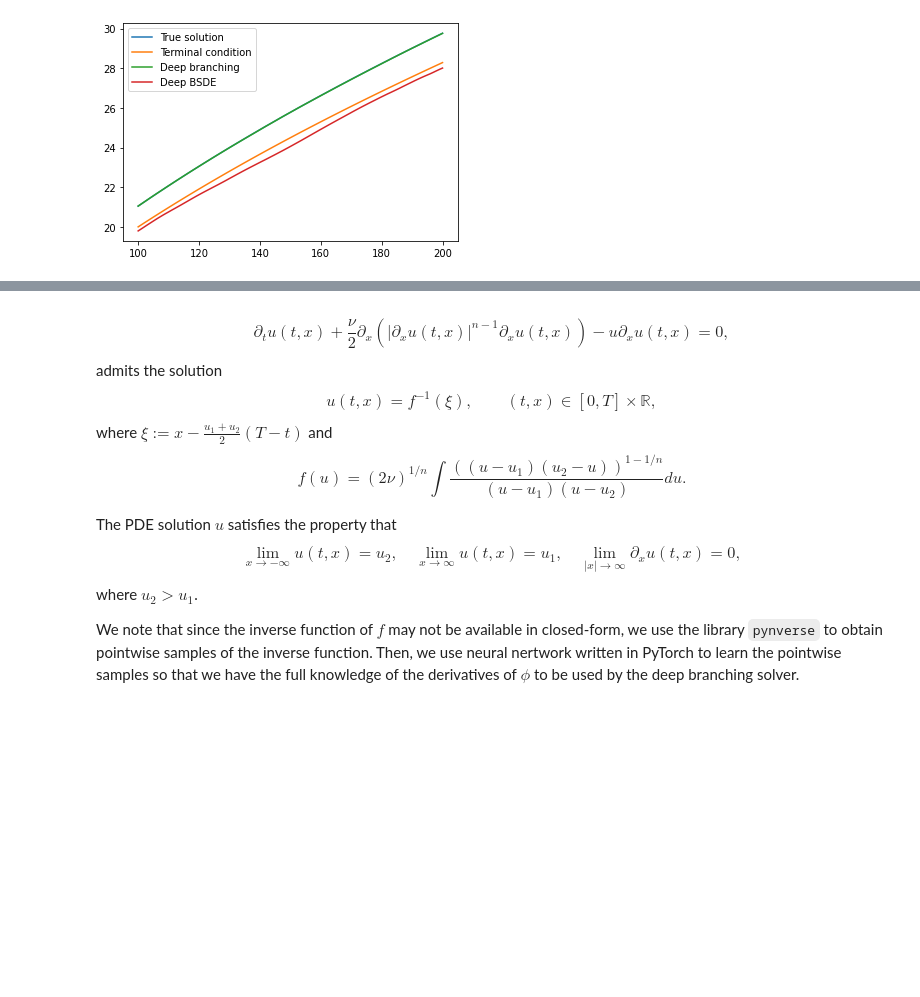
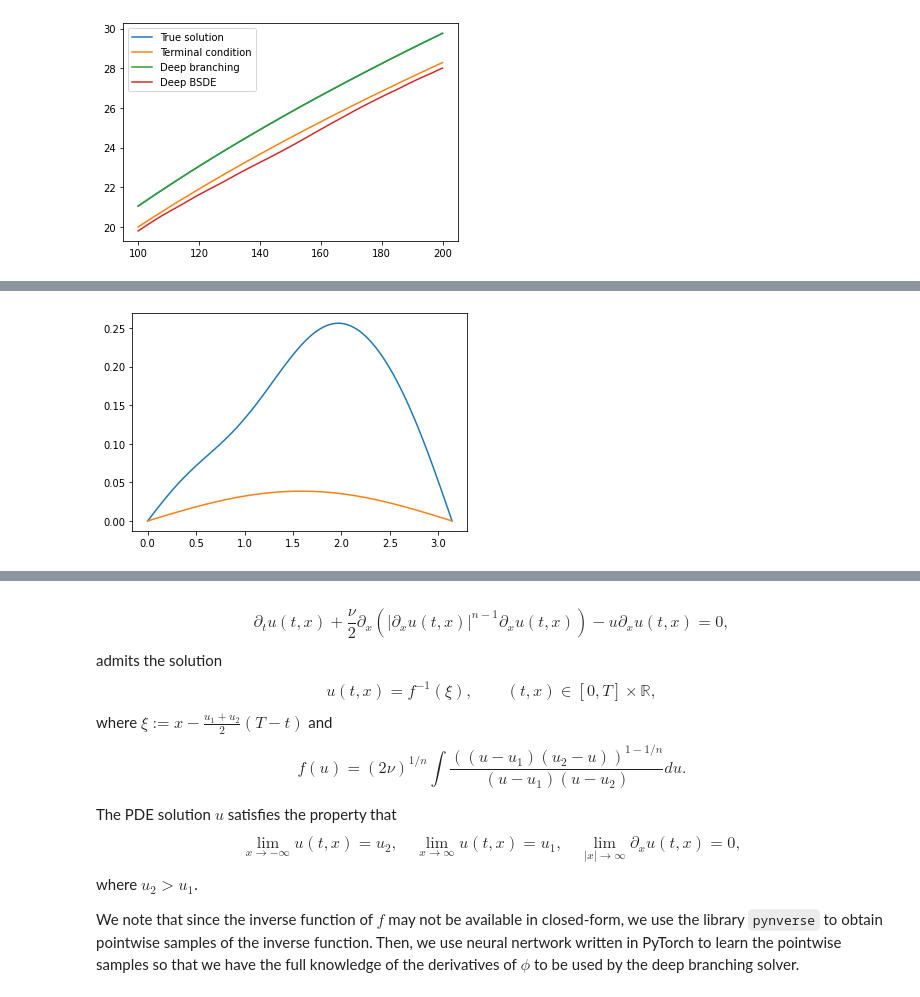
Before and after one commit to nguwijy/deep_branching_with_domain, a Jupyter notebook: notebooks/deep_branching.ipynb, the cells around one changed output, grey strips where cells are left out. Cells and saved outputs as stored; diff of their text form; code cells hidden in the pictures; blank space fills up the shorter version.

```diff
--- a/notebooks/deep_branching.ipynb
+++ b/notebooks/deep_branching.ipynb
@@ -731,0 +864,85 @@ std rel error:  3.20E-03
+# %%
+nu = 1e-2
+alpha = 2
+
+A = 1
+d = math.pi
+k = (nu * math.pi**2)/(2 * d**2)
+A1 = 0.365366
+B1 = -(A1**4 * math.pi)/(4 * d)
+B2 = (A1**4 * d)/(48 * nu * math.pi)
+D1 = (A1**3 * B1 * math.pi)/(4 * d)
+D2 = -(9 * A1**3 * B1 * math.pi)/(8 * d)
+D3 = -(5 * A1**3 * B1 * math.pi)/(8 * d)
+E1 = -(A1**3 * B2 * math.pi)/(8 * d)
+E2 = (9 * A1**3 * B2 * math.pi)/(8 * d)
+E3 = -(15 * A1**3 * B2 * math.pi)/(8 * d)
+E4 = (7 * A1**3 * B2 * math.pi)/(8 * d)
+
+# function definition
+deriv_map = np.array([0, 1]).reshape(-1, 1)
+def f_example(y, coordinate=0):
+    """
+    idx 0 -> no deriv
+    idx 1 -> first deriv
+    """
+    return - y[0]**3 * y[1]
+
+dgm_deriv_map = np.array([0, 1, 2]).reshape(-1, 1)
+def dgm_f_example(y):
+    """
+    idx 0 -> no deriv
+    idx 1 -> first deriv
+    idx 2 -> second deriv
+    """
+    return nu / 2 * y[2] - y[0]**2 * y[1]
+
+def phi_example(x, coordinate=0):
+    return A * torch.sin(math.pi * x[0] / d)
+
+def exact_example(t, x, T):
+    if np.isclose(t, T):
+        return A * np.sin(math.pi * x[0] / d)
+
+    return (
+        np.exp(-k * (T - t)) * A1 * np.sin(math.pi * x[0] / d)
+        + np.exp(-4 * k * (T - t)) * B1 * (T - t)
+            * np.sin(2 * math.pi * x[0] / d)
+        + np.exp(-4 * k * (T - t)) * B2 * np.sin(4 * math.pi * x[0] / d)
+        - np.exp(-7 * k * (T - t))
+            * (d**2)
+            / (3 * nu * math.pi**2)
+            * np.sin(math.pi * x[0] / d)
+            * (D1 * (T - t) + E1 + (d**2 * D1) / (3 * nu * math.pi**2))
+        + np.exp(-7 * k * (T - t))
+            * (d**2)
+            / (nu * math.pi**2)
+            * np.sin(3 * math.pi * x[0] / d)
+            * (D2 * (T - t) + E2 - (d**2 * D2) / (nu * math.pi**2))
+        + np.exp(-7 * k * (T - t))
+            * (d**2)
+            / (9 * nu * math.pi**2)
+            * np.sin(5 * math.pi * x[0] / d)
+            * (D3 * (T - t) + E3 - (d**2 * D3) / (9 * nu * math.pi**2))
+        + np.exp(-7 * k * (T - t))
+            * (d**2 * E4)
+            / (21 * nu * math.pi**2)
+            * np.sin(7 * math.pi * x[0] / d)
+    )
+
+t_lo, x_lo, x_hi = 0., 0., math.pi
+grid = np.linspace(x_lo, x_hi, 100)
+grid_d_dim = np.expand_dims(grid, axis=0)
+grid_d_dim_with_t = np.concatenate((t_lo * np.ones((1, 100)), grid_d_dim), axis=0)
+
+T = .5
+true = exact_example(t_lo, grid_d_dim, T)
+terminal = exact_example(T, grid_d_dim, T)
+
+# plot to check if the exact_example is correct implemented
+# to compare with Fig 2 higher curve & lower curve
+plt.plot(grid, exact_example(t_lo, grid_d_dim, T=100))
+plt.plot(grid, exact_example(t_lo, grid_d_dim, T=450))
+plt.show()
+# %% [output]
+[figure, added]
```
Also changed, not shown: parts of 9 cells of this notebook, 4 other files.
